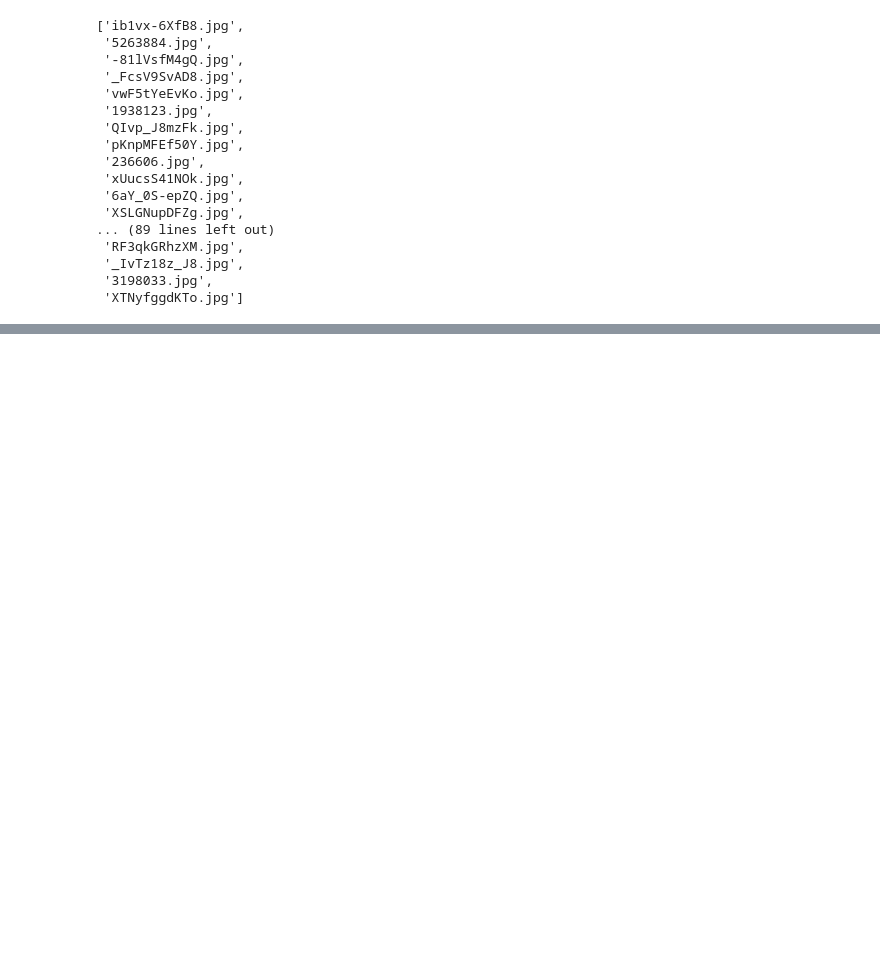
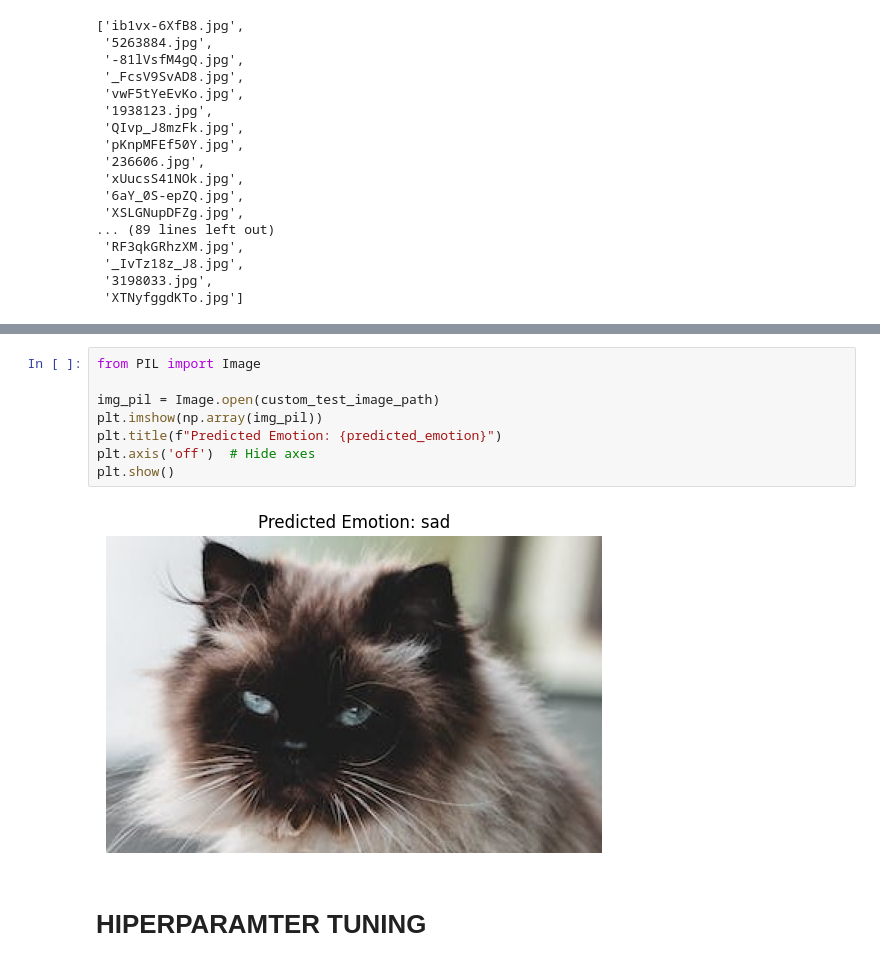
Before and after one commit to jmartinburgo/Image_Recognition, a Jupyter notebook: Pet Expression - Image Recognition.ipynb, the cells around one changed output, grey strips where cells are left out. Cells and saved outputs as stored; diff of their text form; blank space fills up the shorter version.

```diff
--- a/Pet Expression - Image Recognition.ipynb
+++ b/Pet Expression - Image Recognition.ipynb
@@ -93,0 +395,12 @@ angry_images = load_images_from_folder(angry_folder)
+# %%
+from PIL import Image
+
+img_pil = Image.open(custom_test_image_path)
+plt.imshow(np.array(img_pil))
+plt.title(f"Predicted Emotion: {predicted_emotion}")
+plt.axis('off')  # Hide axes
+plt.show()
+# %% [output]
+[figure, added]
+# %% [markdown]
+# **HIPERPARAMTER TUNING**
```
Also changed, not shown: parts of 41 cells of this notebook.
